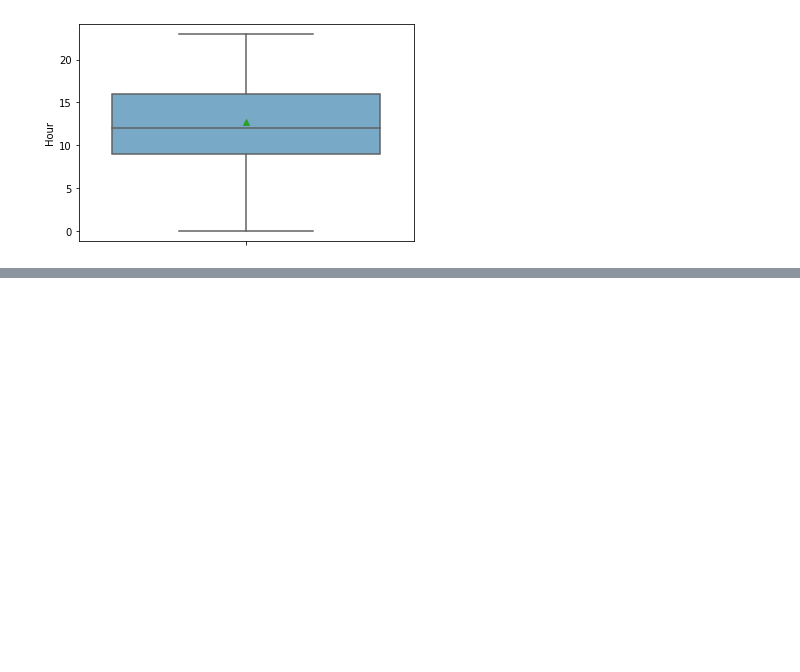
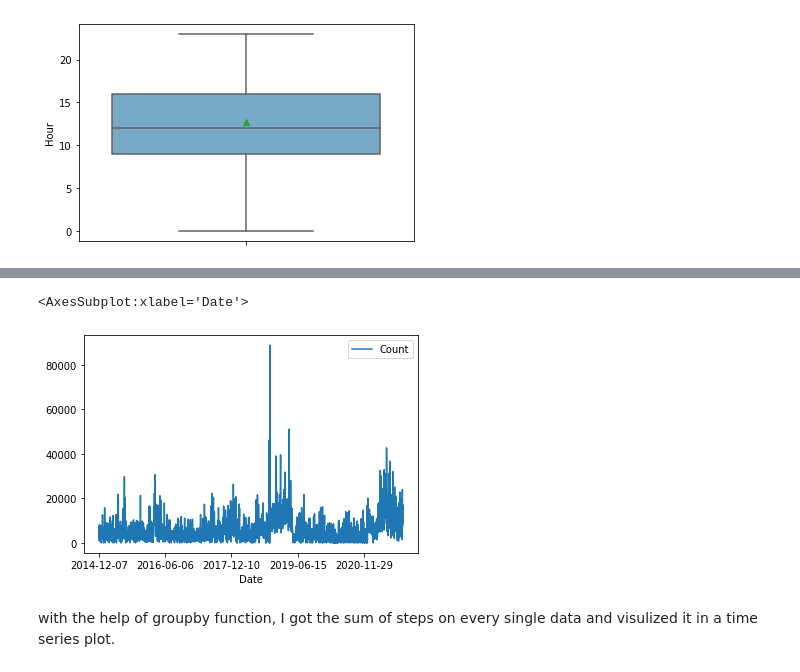
Before and after one commit to BruceWangXD/person_step_data, a Jupyter notebook: Week08-yufeng.ipynb, the cells around one changed output, grey strips where cells are left out. Drawn from its saved outputs; the diff is of its cells as text; code cells hidden in the pictures; blank space fills up the shorter version.

```diff
--- a/Week08-yufeng.ipynb
+++ b/Week08-yufeng.ipynb
@@ -44,3 +48,7 @@ Name: Count, dtype: float64
 ax = sns.boxplot(y='Hour', data=data, palette='Blues', showmeans=True)
 # %% [output]
 [figure]
+# %%
+data['Hour'] = data['Hour'].astype(object)
+data_day= data.groupby('Date').agg('sum')
+data_day
@@ -46,0 +70,7 @@ ax = sns.boxplot(y='Hour', data=data, palette='Blues', showmeans=True)
+# %%
+data_day.plot()
+# %% [output]
+<AxesSubplot:xlabel='Date'>
+[figure, added]
+# %% [markdown]
+with the help of groupby function, I got the sum of steps on every single data and visulized it in a time series plot.
```
Also changed, not shown: parts of 23 cells of this notebook.
